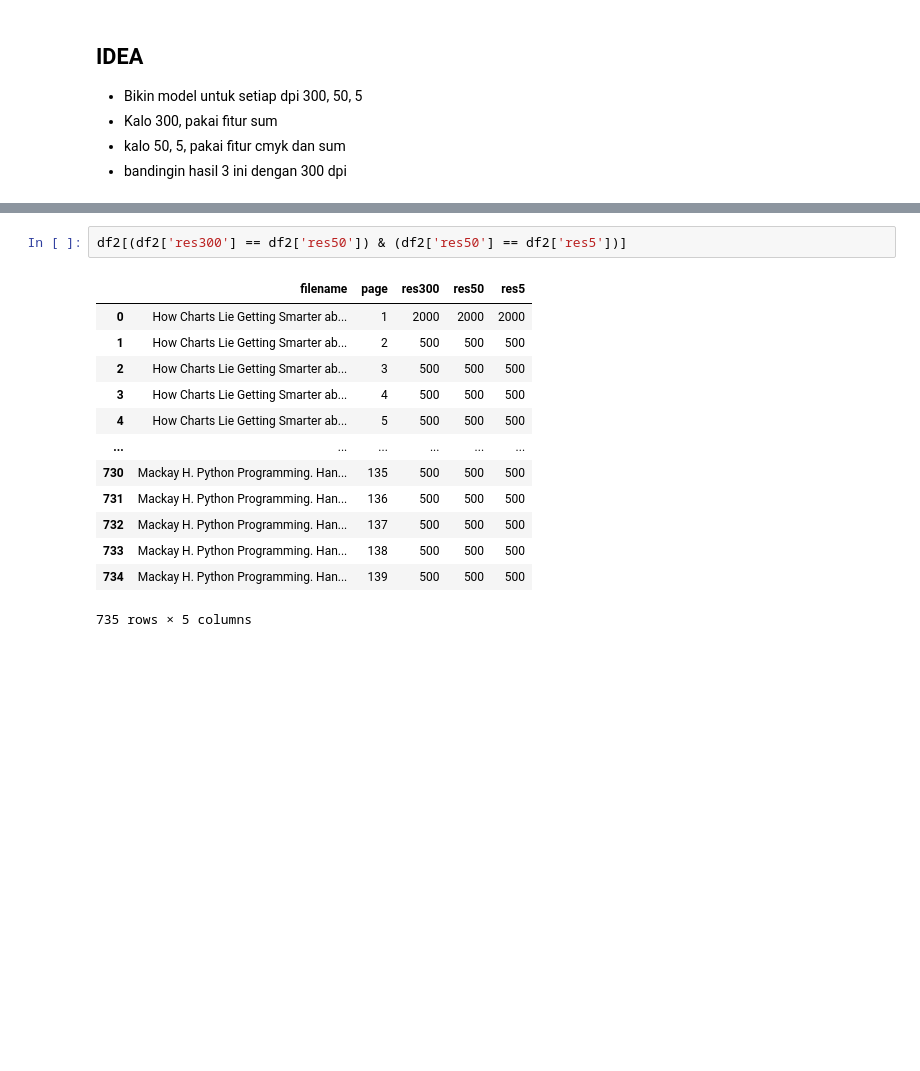
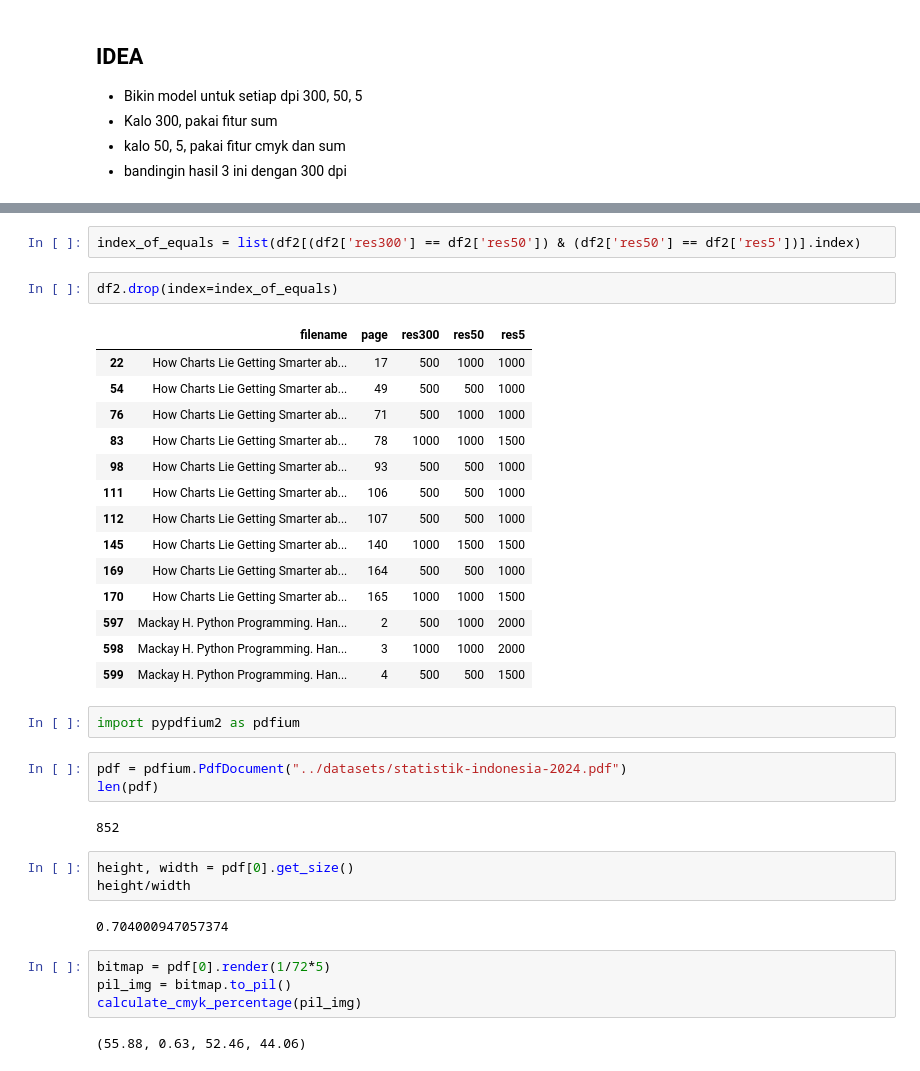
Before and after one commit to rasyidev/print-cost, a Jupyter notebook: notebook/Untitled.ipynb, the cells around one changed output, grey strips where cells are left out. Cells and saved outputs as stored; diff of their text form; blank space fills up the shorter version.

```diff
--- a/notebook/Untitled.ipynb
+++ b/notebook/Untitled.ipynb
@@ -288,18 +345,39 @@ df2
 | 734 | Mackay H. Python Programming. Han... | 139 | 500 | 500 | 500 |
 735 rows × 5 columns
 # %%
-df2[(df2['res300'] == df2['res50']) & (df2['res50'] == df2['res5'])]
+index_of_equals = list(df2[(df2['res300'] == df2['res50']) & (df2['res50'] == df2['res5'])].index)
-# %% [output]
-|  | filename | page | res300 | res50 | res5 |
-| 0 | How Charts Lie Getting Smarter ab... | 1 | 2000 | 2000 | 2000 |
-| 1 | How Charts Lie Getting Smarter ab... | 2 | 500 | 500 | 500 |
-| 2 | How Charts Lie Getting Smarter ab... | 3 | 500 | 500 | 500 |
-| 3 | How Charts Lie Getting Smarter ab... | 4 | 500 | 500 | 500 |
-| 4 | How Charts Lie Getting Smarter ab... | 5 | 500 | 500 | 500 |
-| ... | ... | ... | ... | ... | ... |
-| 730 | Mackay H. Python Programming. Han... | 135 | 500 | 500 | 500 |
-| 731 | Mackay H. Python Programming. Han... | 136 | 500 | 500 | 500 |
-| 732 | Mackay H. Python Programming. Han... | 137 | 500 | 500 | 500 |
-| 733 | Mackay H. Python Programming. Han... | 138 | 500 | 500 | 500 |
-| 734 | Mackay H. Python Programming. Han... | 139 | 500 | 500 | 500 |
-735 rows × 5 columns
+# %%
+df2.drop(index=index_of_equals)
+# %% [output]
+|  | filename | page | res300 | res50 | res5 |
+| 22 | How Charts Lie Getting Smarter ab... | 17 | 500 | 1000 | 1000 |
+| 54 | How Charts Lie Getting Smarter ab... | 49 | 500 | 500 | 1000 |
+| 76 | How Charts Lie Getting Smarter ab... | 71 | 500 | 1000 | 1000 |
+| 83 | How Charts Lie Getting Smarter ab... | 78 | 1000 | 1000 | 1500 |
+| 98 | How Charts Lie Getting Smarter ab... | 93 | 500 | 500 | 1000 |
+| 111 | How Charts Lie Getting Smarter ab... | 106 | 500 | 500 | 1000 |
+| 112 | How Charts Lie Getting Smarter ab... | 107 | 500 | 500 | 1000 |
+| 145 | How Charts Lie Getting Smarter ab... | 140 | 1000 | 1500 | 1500 |
+| 169 | How Charts Lie Getting Smarter ab... | 164 | 500 | 500 | 1000 |
+| 170 | How Charts Lie Getting Smarter ab... | 165 | 1000 | 1000 | 1500 |
+| 597 | Mackay H. Python Programming. Han... | 2 | 500 | 1000 | 2000 |
+| 598 | Mackay H. Python Programming. Han... | 3 | 1000 | 1000 | 2000 |
+| 599 | Mackay H. Python Programming. Han... | 4 | 500 | 500 | 1500 |
+# %%
+import pypdfium2 as pdfium
+# %%
+pdf = pdfium.PdfDocument("../datasets/statistik-indonesia-2024.pdf")
+len(pdf)
+# %% [output]
+852
+# %%
+height, width = pdf[0].get_size()
+height/width
+# %% [output]
+0.704000947057374
+# %%
+bitmap = pdf[0].render(1/72*5)
+pil_img = bitmap.to_pil()
+calculate_cmyk_percentage(pil_img)
+# %% [output]
+(55.88, 0.63, 52.46, 44.06)
```
Also changed, not shown: parts of 10 cells of this notebook, 15 other files.
